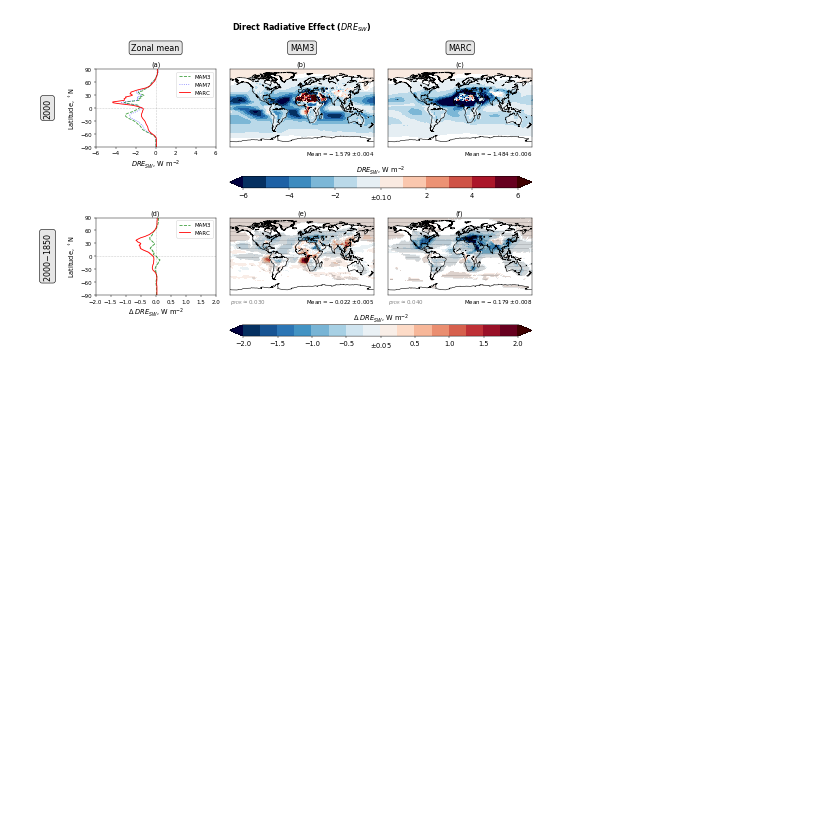
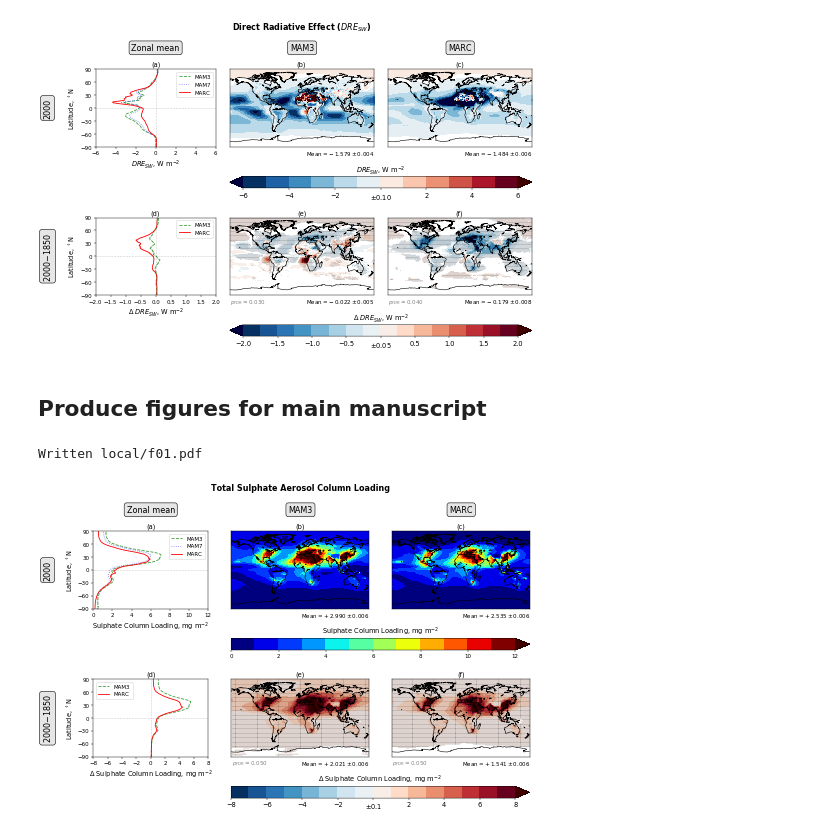
Before and after one commit to grandey/p17c-marc-comparison, a Jupyter notebook: manuscript_draft2017b/figures_draft_2017b.ipynb, the cells around one changed output. Saved outputs shown, nothing was run; the diff lists cells and outputs as text; code cells hidden in the pictures; blank space fills up the shorter version.

```diff
--- a/manuscript_draft2017b/figures_draft_2017b.ipynb
+++ b/manuscript_draft2017b/figures_draft_2017b.ipynb
@@ -210,7 +208,7 @@ def difference_map(year='2000-1850', model='marc', variable='cFNTOA',
     # Load data
     data_list = []
     for in_filename in in_filename_list:
-        data = xr.open_dataset(in_filename, decode_times=False) * sf
+        data = xr.open_dataset(in_filename, decode_times=False)[variable] * sf
         data = data.isel(time=slice(2, None))  # exclude first two years
         data = climapy.xr_shift_lon(data, lon_min=-180.)  # shift longitudes by approx -180deg
         try:  # average across level dimension if it exists
@@ -223,12 +221,12 @@ def difference_map(year='2000-1850', model='marc', variable='cFNTOA',
     # Calculate means across time
     tm_list = []
     for data in data_list:
-        tm = data.mean(dim='time')[variable].data
+        tm = data.mean(dim='time').data
         tm_list.append(tm)
     tm_diff = tm_list[0] - tm_list[1]  # difference
     # Find where statistically significant and larger than whiteout value
-    p_values = stats.ttest_ind(data_list[0][variable].data,
-                               data_list[1][variable].data,
+    p_values = stats.ttest_ind(data_list[0].data,
+                               data_list[1].data,
                                equal_var=False)[1]  # Welch's t-test
     if np.isnan(p_values).any():  # check for NaNs in p_values and replace with ones...
         w_replace = np.where(np.isnan(p_values) & (tm_diff == 0.))  #... if tm_diff is zero
@@ -260,8 +258,8 @@ def difference_map(year='2000-1850', model='marc', variable='cFNTOA',
     error_list = []  # list to hold standard errors on means
     for data in data_list:
         awm = climapy.xr_area_weighted_stat(data)
-        mean_list.append(awm.mean(dim='time')[variable].data)
-        error = awm.std(dim='time', ddof=1)[variable].data.flatten() / np.sqrt(awm['time'].size)
+        mean_list.append(awm.mean(dim='time').data)
+        error = awm.std(dim='time', ddof=1).data.flatten() / np.sqrt(awm['time'].size)
         error_list.append(error)
     mean_diff = mean_list[0] - mean_list[1]
     error = float(np.sqrt(error_list[0]**2 + error_list[1]**2))  # combine errors
@@ -320,7 +318,7 @@ def field_map(year='2000', model='marc', variable='cDRE',
         cmap.set_over([0.25, 0, 0])
     # Load data
     in_filename = '{}/{}_{}_{}_ANN.nc'.format(in_dir, model, year, variable)
-    data = xr.open_dataset(in_filename, decode_times=False) * sf
+    data = xr.open_dataset(in_filename, decode_times=False)[variable] * sf
     data = data.isel(time=slice(2, None))  # exclude first two years
     data = climapy.xr_shift_lon(data, lon_min=-180.)  # shift longitudes by approx -180deg
     try:  # average across level dimension if it exists
@@ -330,7 +328,7 @@ def field_map(year='2000', model='marc', variable='cDRE',
     if data.time.size != 30:  # check that exactly 30 years of data are present
         raise RuntimeError('data.time.size = {} != 30'.format(data.time.size))
     # Calculate means across time
-    tm = data.mean(dim='time')[variable].data
+    tm = data.mean(dim='time').data
     # Lower bound for first longitude bin (important for map)
     lon0 = (data['lon'][0] - (data['lon'][1]-data['lon'][0])/2.0).data
     # Pseudo-lower bound for first latitude bin (used for stretching imshow)
@@ -347,8 +345,8 @@ def field_map(year='2000', model='marc', variable='cDRE',
                    vmin=vmin, vmax=vmax, cmap=cmap, aspect='auto')
     # Annotate with area-weighted mean and standard error
     awm = climapy.xr_area_weighted_stat(data)
-    error = awm.std(dim='time', ddof=1)[variable].data.flatten() / np.sqrt(awm['time'].size)
-    awm = awm.mean(dim='time')[variable].data
+    error = awm.std(dim='time', ddof=1).data.flatten() / np.sqrt(awm['time'].size)
+    awm = awm.mean(dim='time').data
     ax.text(180, -105, 'Mean$={:+.3f}\pm{:.3f}$'.format(float(awm), float(error)),
             color='k', horizontalalignment='right', verticalalignment='center')
     # Close dataset
@@ -579,3 +577,20 @@ if True:
     fig = zonal_means_maps_2000_diff()
 # %% [output]
 [figure]
+# %% [markdown]
+## Produce figures for main manuscript
+# %%
+figure_counter = 1  # initialise counter to keep track of figure number
+# %%
+# Total sulphate column loading
+fig = zonal_means_maps_2000_diff(model_var_dict={'mam3': 'BURDENSO4', 'mam7': 'BURDENSO4',
+                                                 'marc': 'SUL_LDG', },
+                                 main_title='Total Sulphate Aerosol Column Loading',
+                                 xlabel='Sulphate Column Loading, mg m$^{-2}$', sf=1e6,
+                                 xlim_2000=[0, 12], whiteout_2000=None, cmap_2000='jet', nlev_2000=12,
+                                 xlim_diff=[-8, 8], whiteout_diff='0.1', cmap_diff='RdBu_r', nlev_diff=16,
+                                 file_prefix='f{:02}'.format(figure_counter))
+figure_counter += 1
+# %% [output]
+Written local/f01.pdf
+[figure, added]
```
Also changed, not shown: parts of 2 cells of this notebook.
